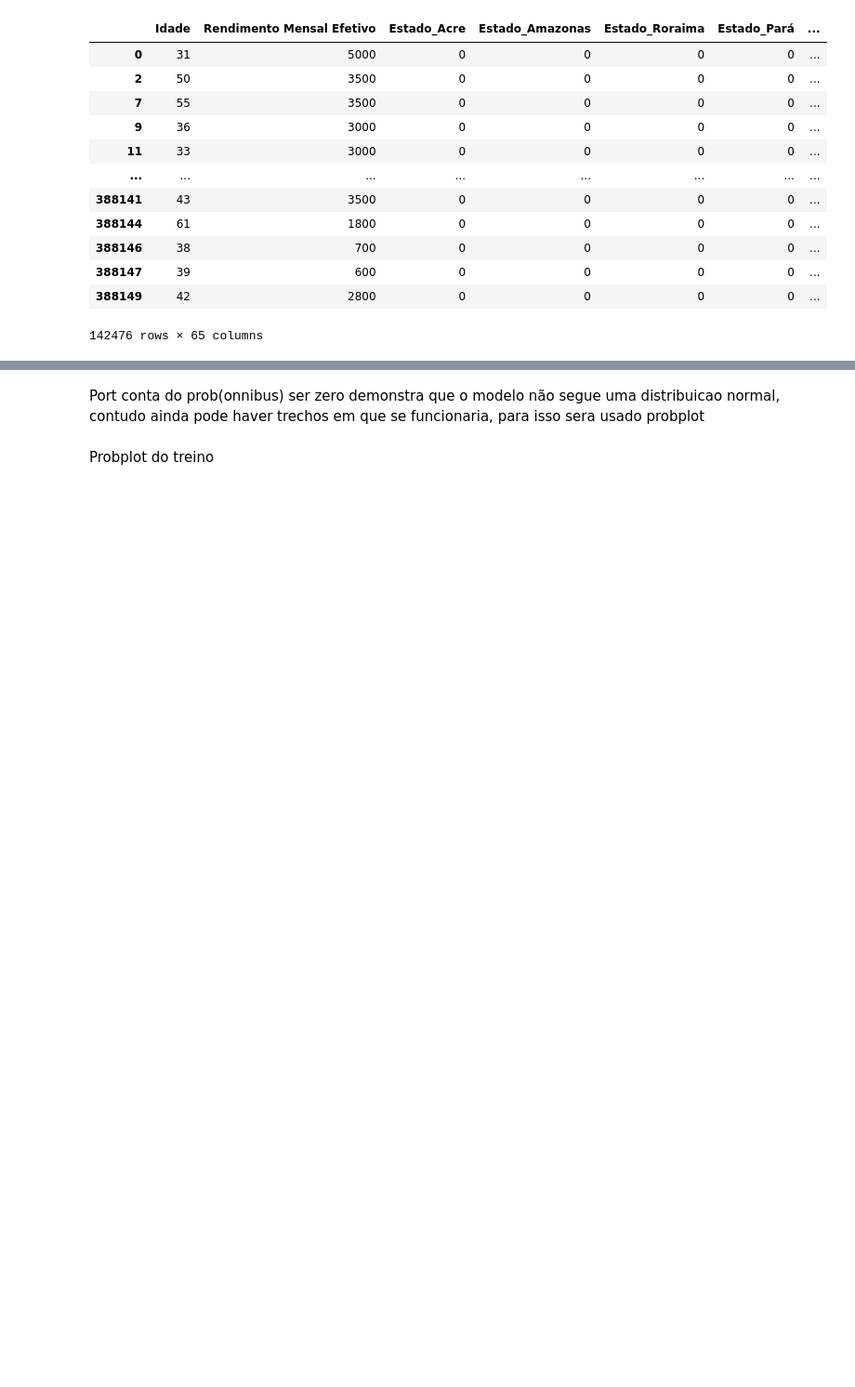
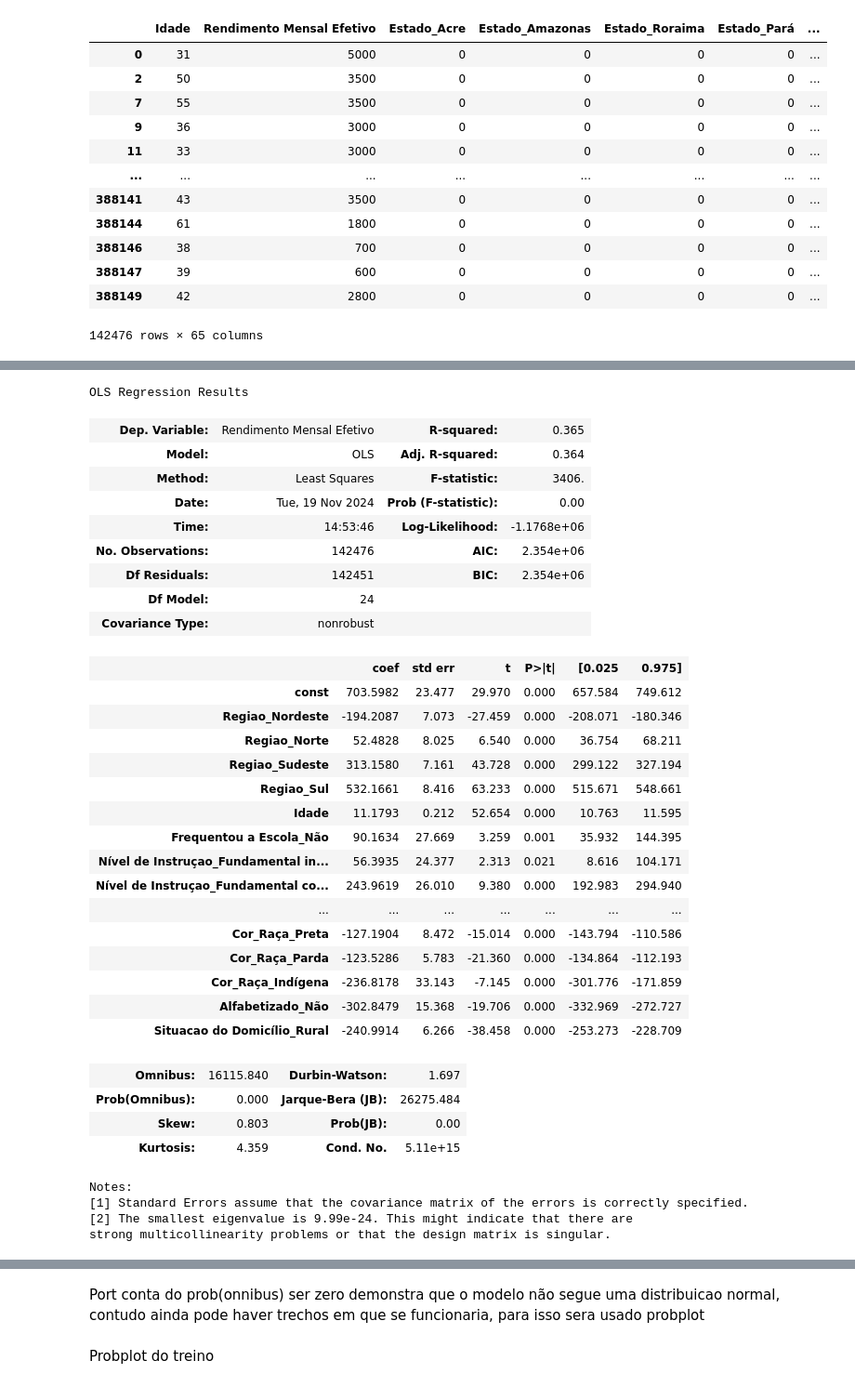
Before and after one commit to Dnimf/cdadosp3, a Jupyter notebook: Projeto_3 (2).ipynb, the cells around one changed output, grey strips where cells are left out. Shown at 93% size. Cells and saved outputs as stored; diff of their text form; code cells hidden in the pictures; blank space fills up the shorter version.

```diff
--- a/Projeto_3 (2).ipynb
+++ b/Projeto_3 (2).ipynb
@@ -601 +698,57 @@ strong multicollinearity problems or that the design matrix is singular.
+# %%
+# Removido = Raça Ignorado
+
+X = dados_colunas_treino[['Regiao_Nordeste','Regiao_Norte','Regiao_Sudeste','Regiao_Sul','Idade','Frequentou a Escola_Não',
+       'Nível de Instruçao_Fundamental incompleto ou equivalente',
+       'Nível de Instruçao_Fundamental completo ou equivalente',
+       'Nível de Instruçao_Médio incompleto ou equivalente',
+       'Nível de Instruçao_Médio completo ou equivalente',
+       'Nível de Instruçao_Superior incompleto ou equivalente',
+       'Nível de Instruçao_Superior completo',
+        'Tipo de Ocupacao_Militar ou segurança pública',
+       'Tipo de Ocupacao_Empregado setor privado',
+       'Tipo de Ocupacao_Empregado setor público',
+       'Tipo de Ocupacao_Conta própria', 'Tipo de Ocupacao_Empregador',
+       'Faixa de horas trabalhadas_15 a 39 horas',
+       'Faixa de horas trabalhadas_40 a 44 horas',
+        'Sexo_Mulher', 'Cor_Raça_Preta', 'Cor_Raça_Parda',
+       'Cor_Raça_Indígena', 'Alfabetizado_Não','Situacao do Domicílio_Rural']]
+Y = dados_colunas_treino['Rendimento Mensal Efetivo']
+results = regress(Y, X)
+results.summary()
+# %% [output]
+OLS Regression Results
+| Dep. Variable: | Rendimento Mensal Efetivo | R-squared: | 0.365 |
+| Model: | OLS | Adj. R-squared: | 0.364 |
+| Method: | Least Squares | F-statistic: | 3406. |
+| Date: | Tue, 19 Nov 2024 | Prob (F-statistic): | 0.00 |
+| Time: | 14:53:46 | Log-Likelihood: | -1.1768e+06 |
+| No. Observations: | 142476 | AIC: | 2.354e+06 |
+| Df Residuals: | 142451 | BIC: | 2.354e+06 |
+| Df Model: | 24 |  |  |
+| Covariance Type: | nonrobust |  |  |
+|  | coef | std err | t | P>|t| | [0.025 | 0.975] |
+| const | 703.5982 | 23.477 | 29.970 | 0.000 | 657.584 | 749.612 |
+| Regiao_Nordeste | -194.2087 | 7.073 | -27.459 | 0.000 | -208.071 | -180.346 |
+| Regiao_Norte | 52.4828 | 8.025 | 6.540 | 0.000 | 36.754 | 68.211 |
+| Regiao_Sudeste | 313.1580 | 7.161 | 43.728 | 0.000 | 299.122 | 327.194 |
+| Regiao_Sul | 532.1661 | 8.416 | 63.233 | 0.000 | 515.671 | 548.661 |
+| Idade | 11.1793 | 0.212 | 52.654 | 0.000 | 10.763 | 11.595 |
+| Frequentou a Escola_Não | 90.1634 | 27.669 | 3.259 | 0.001 | 35.932 | 144.395 |
+| Nível de Instruçao_Fundamental in... | 56.3935 | 24.377 | 2.313 | 0.021 | 8.616 | 104.171 |
+| Nível de Instruçao_Fundamental co... | 243.9619 | 26.010 | 9.380 | 0.000 | 192.983 | 294.940 |
+| ... | ... | ... | ... | ... | ... | ... |
+| Cor_Raça_Preta | -127.1904 | 8.472 | -15.014 | 0.000 | -143.794 | -110.586 |
+| Cor_Raça_Parda | -123.5286 | 5.783 | -21.360 | 0.000 | -134.864 | -112.193 |
+| Cor_Raça_Indígena | -236.8178 | 33.143 | -7.145 | 0.000 | -301.776 | -171.859 |
+| Alfabetizado_Não | -302.8479 | 15.368 | -19.706 | 0.000 | -332.969 | -272.727 |
+| Situacao do Domicílio_Rural | -240.9914 | 6.266 | -38.458 | 0.000 | -253.273 | -228.709 |
+| Omnibus: | 16115.840 | Durbin-Watson: | 1.697 |
+| Prob(Omnibus): | 0.000 | Jarque-Bera (JB): | 26275.484 |
+| Skew: | 0.803 | Prob(JB): | 0.00 |
+| Kurtosis: | 4.359 | Cond. No. | 5.11e+15 |
+Notes:
+[1] Standard Errors assume that the covariance matrix of the errors is correctly specified.
+[2] The smallest eigenvalue is 9.99e-24. This might indicate that there are
+strong multicollinearity problems or that the design matrix is singular.
 # %%
```
Also changed, not shown: parts of 18 cells of this notebook.
